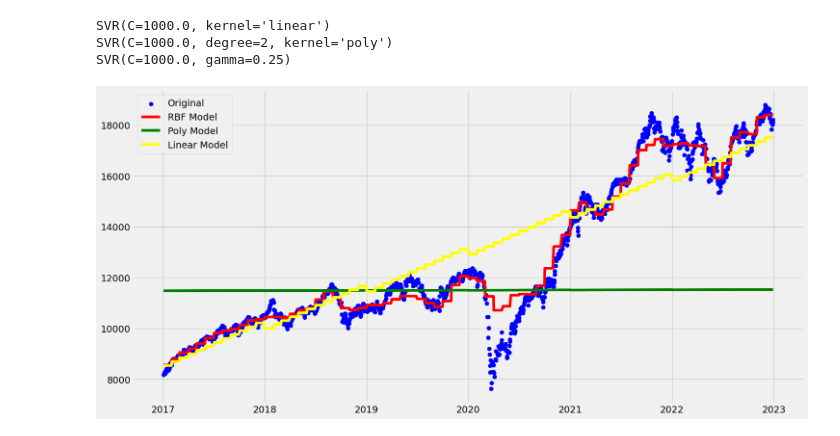
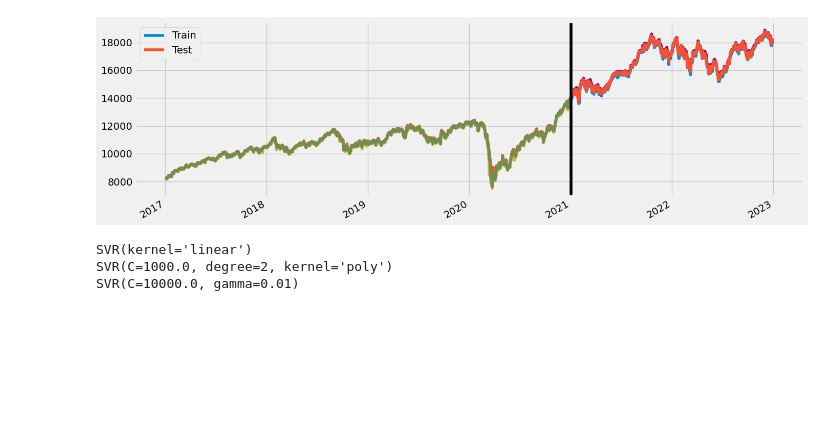
Before and after one commit to Abbas-Source/alianzworkz-internship, a Jupyter notebook: SVR/stock-prediction-using-svr.ipynb, the cells around one changed output. Cells and saved outputs as stored; diff of their text form; code cells hidden in the pictures; blank space fills up the shorter version.

```diff
--- a/SVR/stock-prediction-using-svr.ipynb
+++ b/SVR/stock-prediction-using-svr.ipynb
@@ -71,2 +47,15 @@ DatetimeIndex(['2017-01-02 09:15:00+05:30', '2017-01-03 09:15:00+05:30',
+# %%
+#train/test data plotting
+train=df.loc[df.index<'01-01-2021']
+test=df.loc[df.index>='31-12-2020']
+
+fig,ax=plt.subplots(figsize=(15,5))
+train.plot(ax=ax,label='Training Set')
+test.plot(ax=ax,label='Test Set')
+ax.axvline('01-01-2021',color='black')
+ax.legend(['Train','Test'])
+plt.show()
+# %% [output]
+[figure, added]
 # %%
 #independent and dependent data
@@ -82,28 +74,17 @@ for close in _df.close:
 #3 Support Vector Regressor
 
 #using linear kernel
-lin_svr=SVR(kernel='linear',C=1000.0)
-print(lin_svr.fit(days,close_price))
+lin_svr=SVR(kernel='linear')
+print(lin_svr.fit(x_train,y_train))
 
 #using polynomial kernel
 poly_svr=SVR(kernel='poly',C=1000.0,degree=2)
-print(poly_svr.fit(days,close_price))
+print(poly_svr.fit(x_train,y_train))
 
 #using rbf kernel
-rbf_svr=SVR(kernel='rbf',C=1000.0,gamma=0.25)
-print(rbf_svr.fit(days,close_price))
+rbf_svr=SVR(kernel='rbf',C=10000.0,gamma=0.01)
+print(rbf_svr.fit(x_train,y_train))
 # %% [output]
-SVR(C=1000.0, kernel='linear')
+SVR(kernel='linear')
 SVR(C=1000.0, degree=2, kernel='poly')
-SVR(C=1000.0, gamma=0.25)
+SVR(C=10000.0, gamma=0.01)
-# %%
-#plot data vs predictions
-plt.figure(figsize=(16,8))
-plt.scatter(_df.index,close_price,color='blue',label='Original')
-plt.plot(_df.index,rbf_svr.predict(days),color='red',label='RBF Model')
-plt.plot(_df.index,poly_svr.predict(days),color='green',label='Poly Model')
-plt.plot(_df.index,lin_svr.predict(days),color='yellow',label='Linear Model')
-plt.legend()
-plt.show()
-# %% [output]
-[figure, removed]
```
Also changed, not shown: parts of 30 cells of this notebook, 3 other files.
